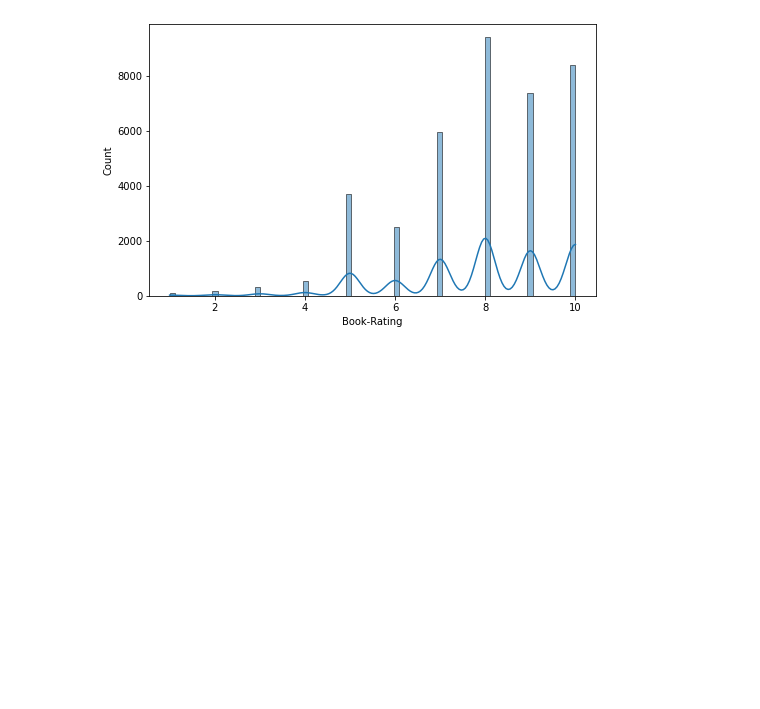
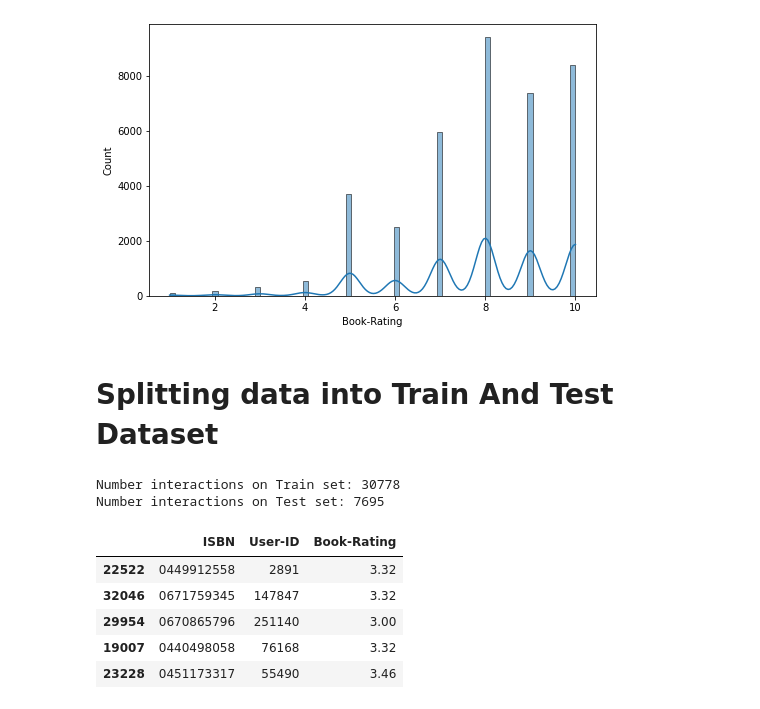
Before and after one commit to Aaryant31/Book-Recommendation-System, a Jupyter notebook: Rahul_Kumar_Soni_Book_Recommendation_System.ipynb, the cells around one changed output. Drawn from its saved outputs; the diff is of its cells as text; code cells hidden in the pictures; blank space fills up the shorter version.

```diff
--- a/Rahul_Kumar_Soni_Book_Recommendation_System.ipynb
+++ b/Rahul_Kumar_Soni_Book_Recommendation_System.ipynb
@@ -640,3 +640,27 @@ sns.histplot(interactions_from_selected_users_df.groupby(['ISBN', 'User-ID'])['B
 plt.show()
 # %% [output]
 [figure]
+# %% [markdown]
+# **Splitting data into Train And Test Dataset**
+# %%
+from sklearn.model_selection import train_test_split
+
+interactions_train_df, interactions_test_df = train_test_split(interactions_full_df,
+                                   stratify=interactions_full_df['User-ID'],
+                                   test_size=0.20,
+                                   random_state=42)
+
+print('Number interactions on Train set: %d' % len(interactions_train_df))
+print('Number interactions on Test set: %d' % len(interactions_test_df))
+# %% [output]
+Number interactions on Train set: 30778
+Number interactions on Test set: 7695
+# %%
+interactions_test_df.head()
+# %% [output]
+|  | ISBN | User-ID | Book-Rating |
+| 22522 | 0449912558 | 2891 | 3.32 |
+| 32046 | 0671759345 | 147847 | 3.32 |
+| 29954 | 0670865796 | 251140 | 3.00 |
+| 19007 | 0440498058 | 76168 | 3.32 |
+| 23228 | 0451173317 | 55490 | 3.46 |
```
Also changed, not shown: parts of 32 cells of this notebook.
